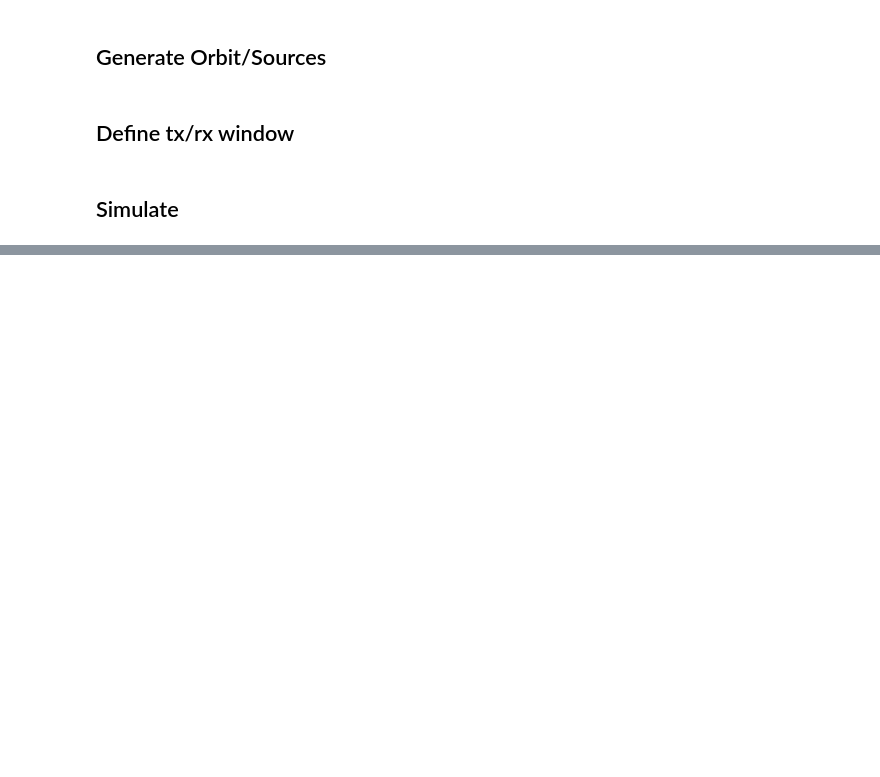
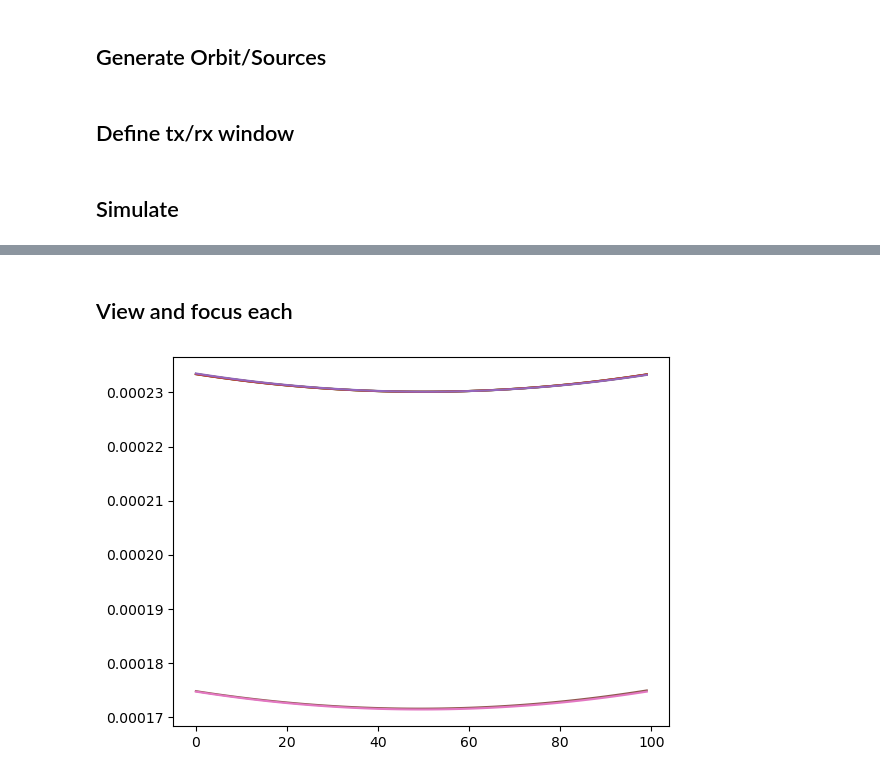
Before and after one commit to Nacnud04/EuropaRaypaths, a Jupyter notebook: TrackSims/TestFacetSize.ipynb, the cells around one changed output, grey strips where cells are left out. Cells and saved outputs as stored; diff of their text form; code cells hidden in the pictures; blank space fills up the shorter version.

Commit message:
Variable facet size with same surface geom

```diff
--- a/TrackSims/TestFacetSize.ipynb
+++ b/TrackSims/TestFacetSize.ipynb
@@ -14,7 +14,7 @@ from time import time as Time
 ## Define Surfaces
 # %%
 # tuple with facet sizes
-fss = (25, 50, 100, 150, 200, 300, 500)
+fss = (25, 50, 100, 150, 200, 300, 400)
 
 # do not overlap facets at all
 overlap = 0 # percentage for facets to overlap
@@ -68,6 +68,8 @@ ts = np.linspace(start, end, nt)
 reflect = False
 # output array to house radar images
 rdrgrms = []
+# for focusing
+pathtimes = []
 # system start time
 st = Time()
 
@@ -80,6 +82,9 @@ for i, surf in enumerate(surfs):
     # generate empty array to fill
     rdrgrm = np.zeros((nt, n), np.complex128)
 
+    # array which contains pathtimes to target for focusing
+    pathtime = []
+
     # simulate
     print(f"Simulating at facet size: {fss[i]:03d} m | dims: {dimss[i][0]:03d}x{dimss[i][0]:03d}")
 
@@ -91,13 +96,19 @@ for i, surf in enumerate(surfs):
         model.gen_raypaths()
         model.comp_dopplers()
         model.gen_timeseries(show=False)
-        rdrgrm[:,i] += np.interp(ts, model.ts, np.real(model.signal))
-        rdrgrm[:,i] += 1j * np.interp(ts, model.ts, np.imag(model.signal))
+        rdrgrm[:,j] += np.interp(ts, model.ts, np.real(model.signal))
+        rdrgrm[:,j] += 1j * np.interp(ts, model.ts, np.imag(model.signal))
+        # center facet index
+        cid = len(model.raypaths) // 2
+        # append travel time to pathtimes
+        pathtime.append(model.raypaths[cid].path_time)
 
     print(f"\nProcessing time for fs of {fss[i]:03d} m : {round((Time() - st_fs)/60)} minutes and {round((Time() - st_fs) % 60,2)} seconds")
 
     # add to radargram list
     rdrgrms.append(rdrgrm)
+    # add pathtimes
+    pathtimes.append(pathtime)
 
 print(f"\n\nTotal processing time: {round((Time() - st)/60)} minutes and {round((Time() - st) % 60,2)} seconds")
 # %% [output]
@@ -108,0 +135,8 @@ np.save("variable_fs.npz"
+# %% [markdown]
+## View and focus each
+# %%
+for i, p in enumerate(pathtimes):
+    plt.plot(range(100), p, label=fss[i])
+plt.show()
+# %% [output]
+[figure, added]
```
Also changed, not shown: parts of 7 cells of this notebook, 2 other files.
